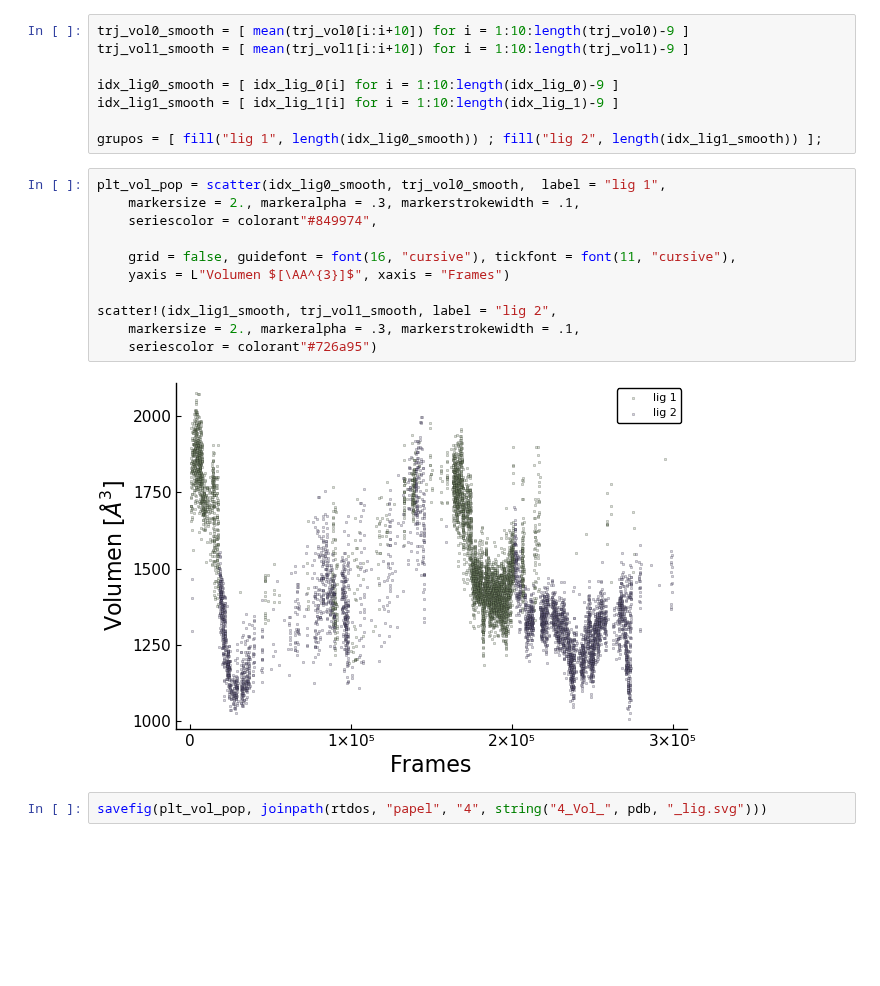
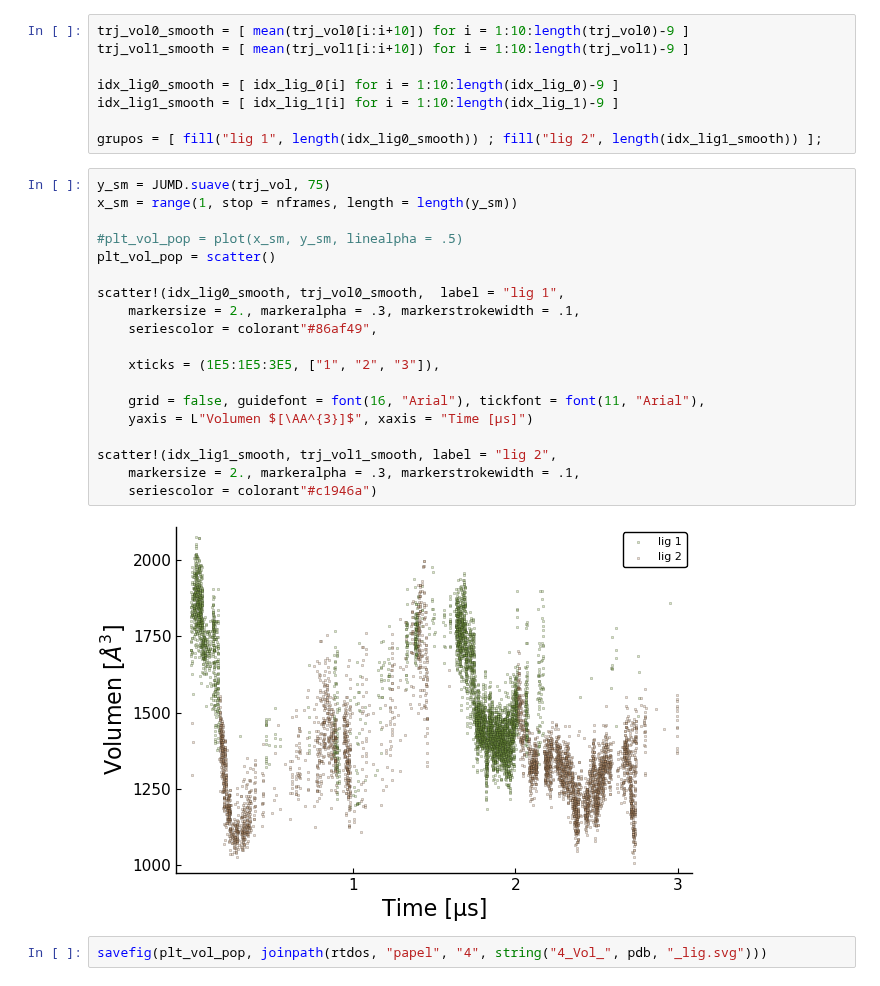
Before and after one commit to pgbarletta/reold_lbp, a Jupyter notebook: src/final_lig_4xcp.ipynb, the cells around one changed output. Cells and saved outputs as stored; diff of their text form; blank space fills up the shorter version.

```diff
--- a/src/final_lig_4xcp.ipynb
+++ b/src/final_lig_4xcp.ipynb
@@ -256,18 +237,26 @@ idx_lig1_smooth = [ idx_lig_1[i] for i = 1:10:length(idx_lig_1)-9 ]
 
 grupos = [ fill("lig 1", length(idx_lig0_smooth)) ; fill("lig 2", length(idx_lig1_smooth)) ];
 # %%
-plt_vol_pop = scatter(idx_lig0_smooth, trj_vol0_smooth,  label = "lig 1",
+y_sm = JUMD.suave(trj_vol, 75)
+x_sm = range(1, stop = nframes, length = length(y_sm))
+
+#plt_vol_pop = plot(x_sm, y_sm, linealpha = .5)
+plt_vol_pop = scatter()
+
+scatter!(idx_lig0_smooth, trj_vol0_smooth,  label = "lig 1",
     markersize = 2., markeralpha = .3, markerstrokewidth = .1,
-    seriescolor = colorant"#849974",
+    seriescolor = colorant"#86af49",
 
-    grid = false, guidefont = font(16, "cursive"), tickfont = font(11, "cursive"),
-    yaxis = L"Volumen $[\AA^{3}]$", xaxis = "Frames")
+    xticks = (1E5:1E5:3E5, ["1", "2", "3"]),
+
+    grid = false, guidefont = font(16, "Arial"), tickfont = font(11, "Arial"),
+    yaxis = L"Volumen $[\AA^{3}]$", xaxis = "Time [μs]")
 
 scatter!(idx_lig1_smooth, trj_vol1_smooth, label = "lig 2",
     markersize = 2., markeralpha = .3, markerstrokewidth = .1,
-    seriescolor = colorant"#726a95")
+    seriescolor = colorant"#c1946a")
 # %% [output]
-[figure, old version]
+[figure, new version]
 # %%
 savefig(plt_vol_pop, joinpath(rtdos, "papel", "4", string("4_Vol_", pdb, "_lig.svg")))
 # %% [markdown]
```
Also changed, not shown: parts of 17 cells of this notebook, 33 other files.
